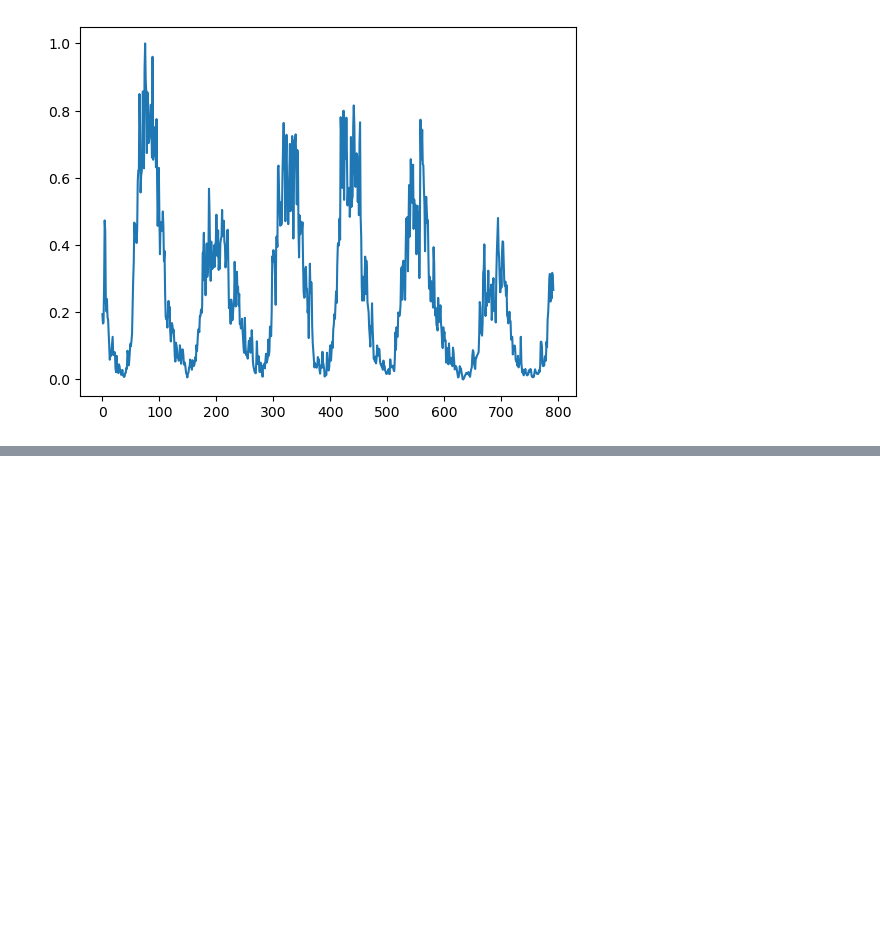
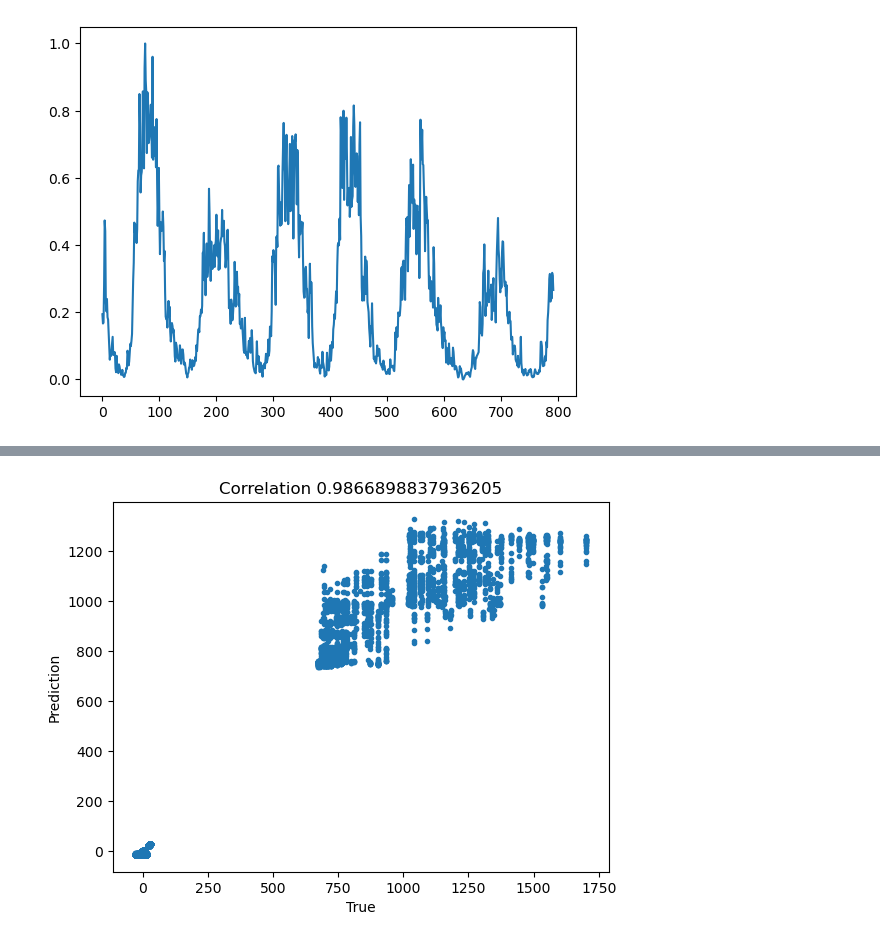
Before and after one commit to heraclixus/Ocean_TimeSeries_Graph, a Jupyter notebook: src/visualize.ipynb, the cells around one changed output, grey strips where cells are left out. Drawn from its saved outputs; the diff is of its cells as text; code cells hidden in the pictures; blank space fills up the shorter version.

```diff
--- a/src/visualize.ipynb
+++ b/src/visualize.ipynb
@@ -96,0 +109,10 @@ IndexError: tuple index out of range
+# %%
+def plot_scatter(test_pred, test_true):
+    corr = np.corrcoef(test_true.reshape(-1),test_pred.reshape(-1))[0, 1]
+    plt.plot(test_true.reshape(-1),test_pred.reshape(-1), '.')
+    plt.xlabel('True')
+    plt.ylabel('Prediction')
+    plt.title(f'Correlation {corr}')
+plot_scatter(test_pred, test_true)
+# %% [output]
+[figure, added]
```
Also changed, not shown: parts of 5 cells of this notebook, 3 other files.
